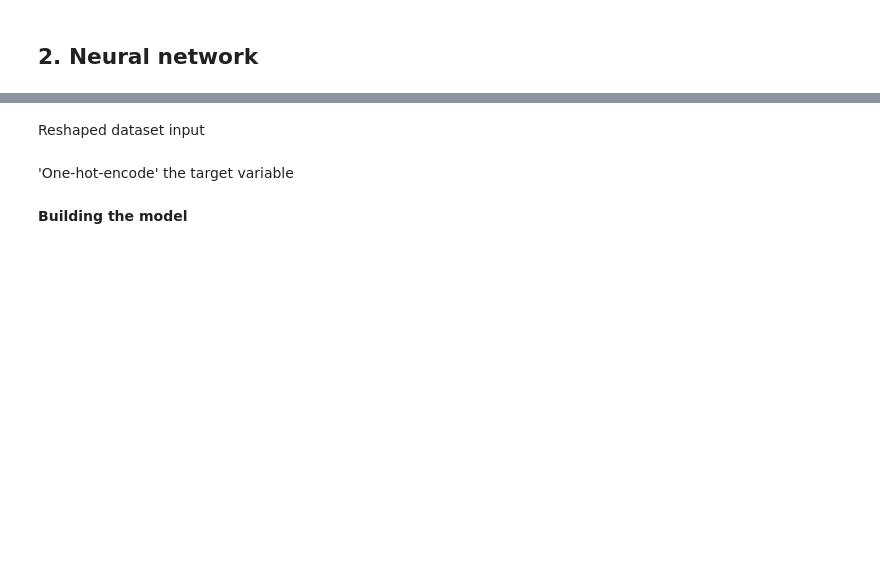
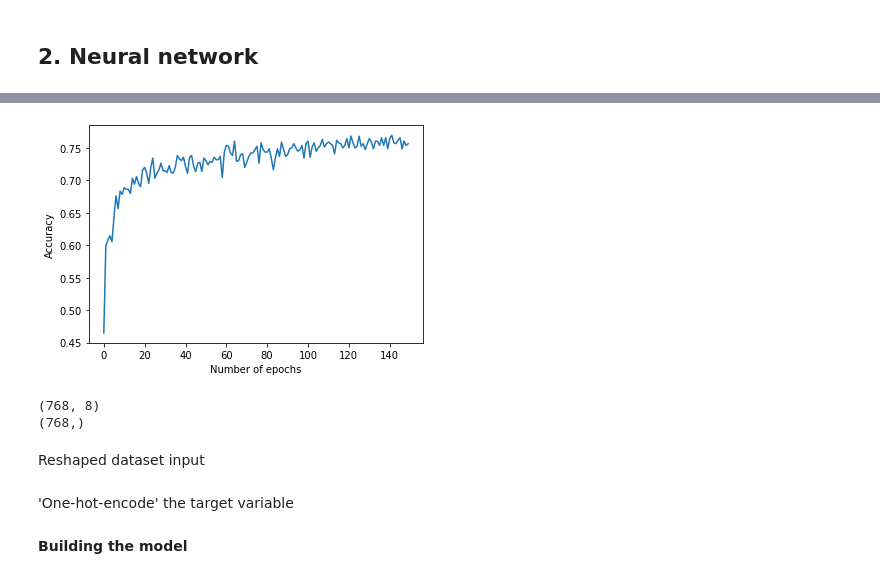
Before and after one commit to fernandolucasaa/computerGeneratedHolography, a Jupyter notebook: neural_network/jupyter_neural_network_classification_problem_holograms.ipynb, the cells around one changed output, grey strips where cells are left out. Cells and saved outputs as stored; diff of their text form; code cells hidden in the pictures; blank space fills up the shorter version.

```diff
--- a/neural_network/jupyter_neural_network_classification_problem_holograms.ipynb
+++ b/neural_network/jupyter_neural_network_classification_problem_holograms.ipynb
@@ -56,3 +140,21 @@ Wall time: 19.2 s
+# %%
+plt.plot(history.history['accuracy'], label = 'train')
+plt.xlabel('Number of epochs')
+plt.ylabel('Accuracy')
+plt.show()
+# %% [output]
+[figure, added]
+# %%
+# load the dataset
+dataset = np.loadtxt('pima-indians-diabetes.csv', delimiter=',')
+# split into input (X) and output (y) variables
+X = dataset[:,0:8]
+y = dataset[:,8]
+print(X.shape)
+print(y.shape)
+# %% [output]
+(768, 8)
+(768,)
 # %% [markdown]
 Reshaped dataset input
 # %%
```
Also changed, not shown: parts of 11 cells of this notebook, 1 other file.
